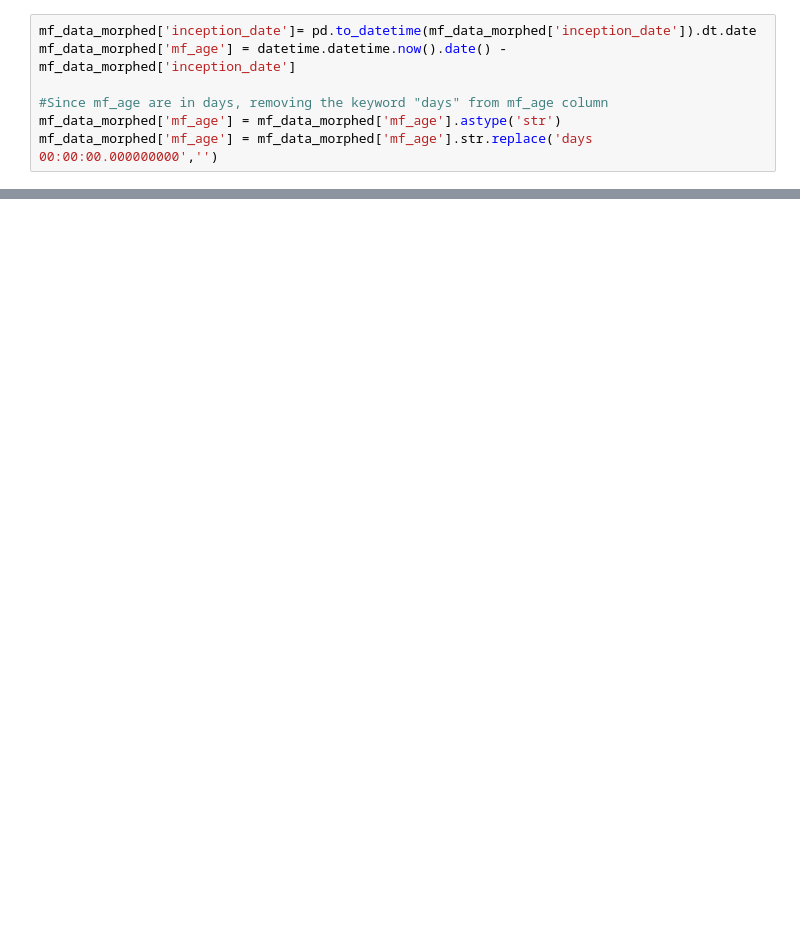
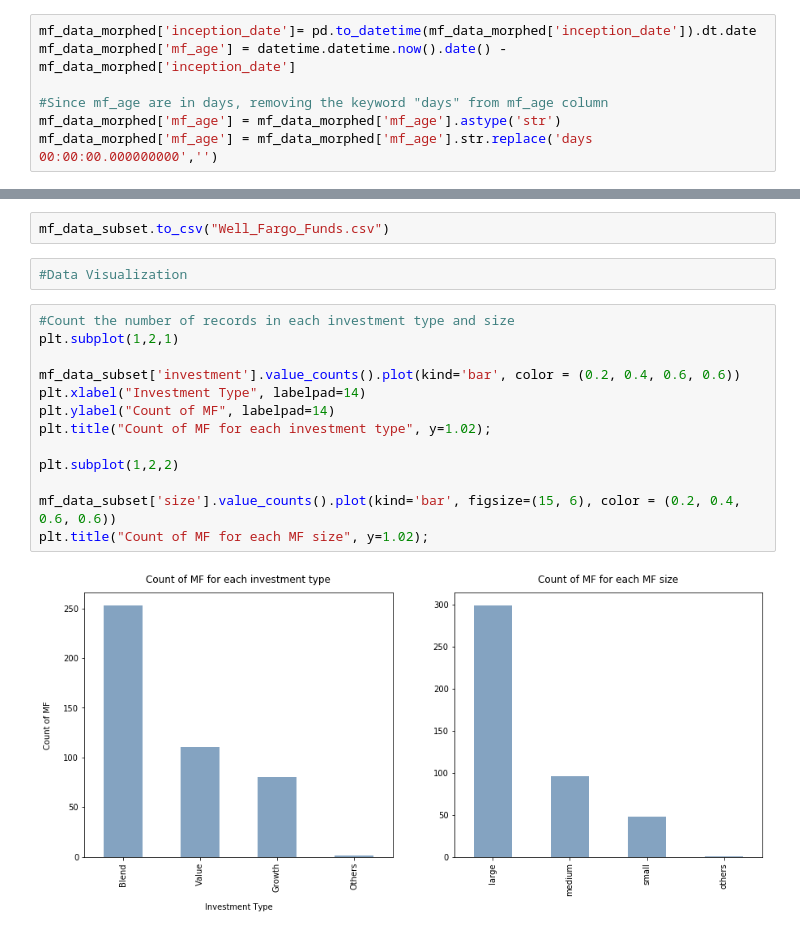
Before and after one commit to Snigdha171/OpenSourceProjectIdeas, a Jupyter notebook: mutualFundDataAnalysis/mf_eda.ipynb, the cells around one changed output, grey strips where cells are left out. Cells and saved outputs as stored; diff of their text form; blank space fills up the shorter version.

```diff
--- a/mutualFundDataAnalysis/mf_eda.ipynb
+++ b/mutualFundDataAnalysis/mf_eda.ipynb
@@ -334,0 +298,19 @@ mf_data_morphed[['fund_family','fund_name']].groupby('fund_family').count()
+# %%
+mf_data_subset.to_csv("Well_Fargo_Funds.csv")
+# %%
+#Data Visualization
+# %%
+#Count the number of records in each investment type and size
+plt.subplot(1,2,1)
+
+mf_data_subset['investment'].value_counts().plot(kind='bar', color = (0.2, 0.4, 0.6, 0.6))
+plt.xlabel("Investment Type", labelpad=14)
+plt.ylabel("Count of MF", labelpad=14)
+plt.title("Count of MF for each investment type", y=1.02);
+
+plt.subplot(1,2,2)
+
+mf_data_subset['size'].value_counts().plot(kind='bar', figsize=(15, 6), color = (0.2, 0.4, 0.6, 0.6))
+plt.title("Count of MF for each MF size", y=1.02);
+# %% [output]
+[figure, added]
```
Also changed, not shown: parts of 34 cells of this notebook.
